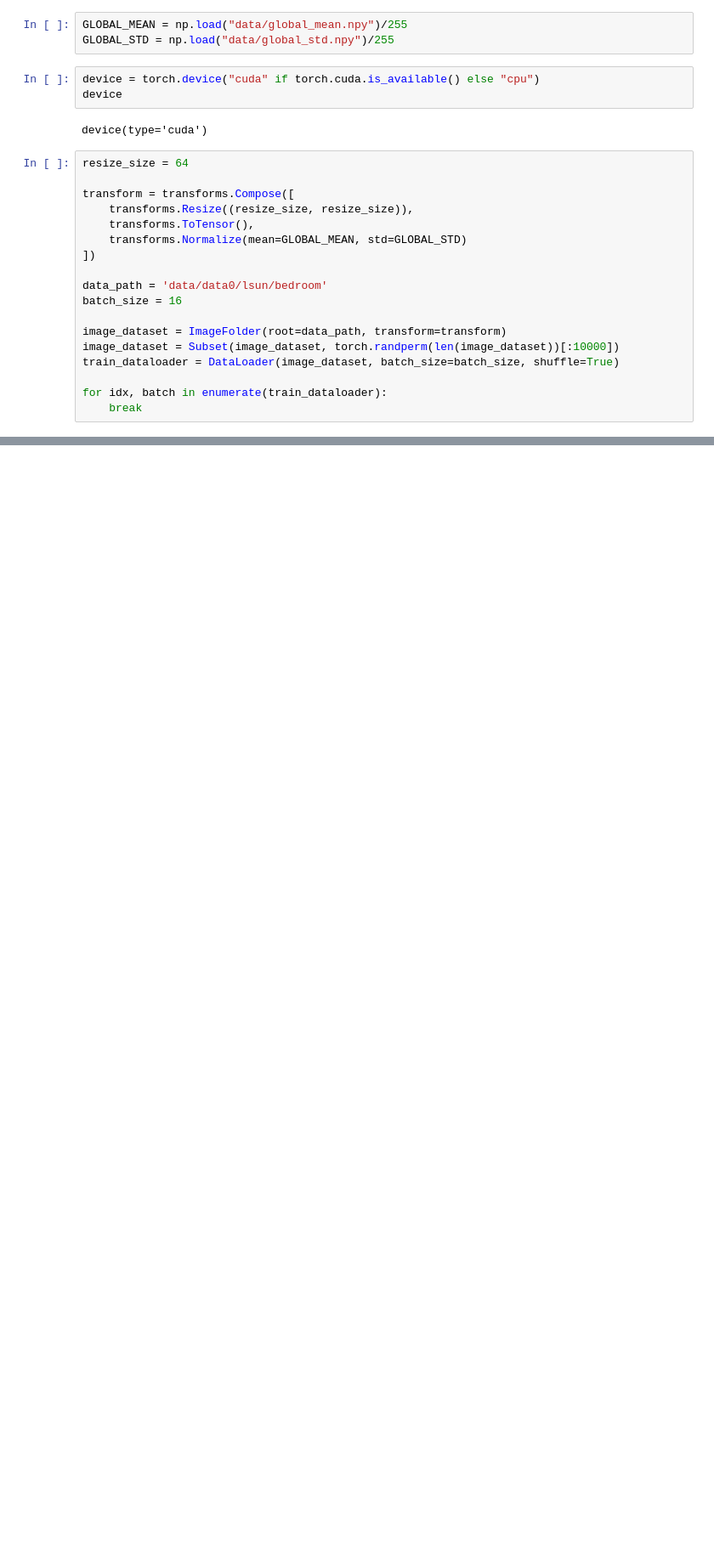
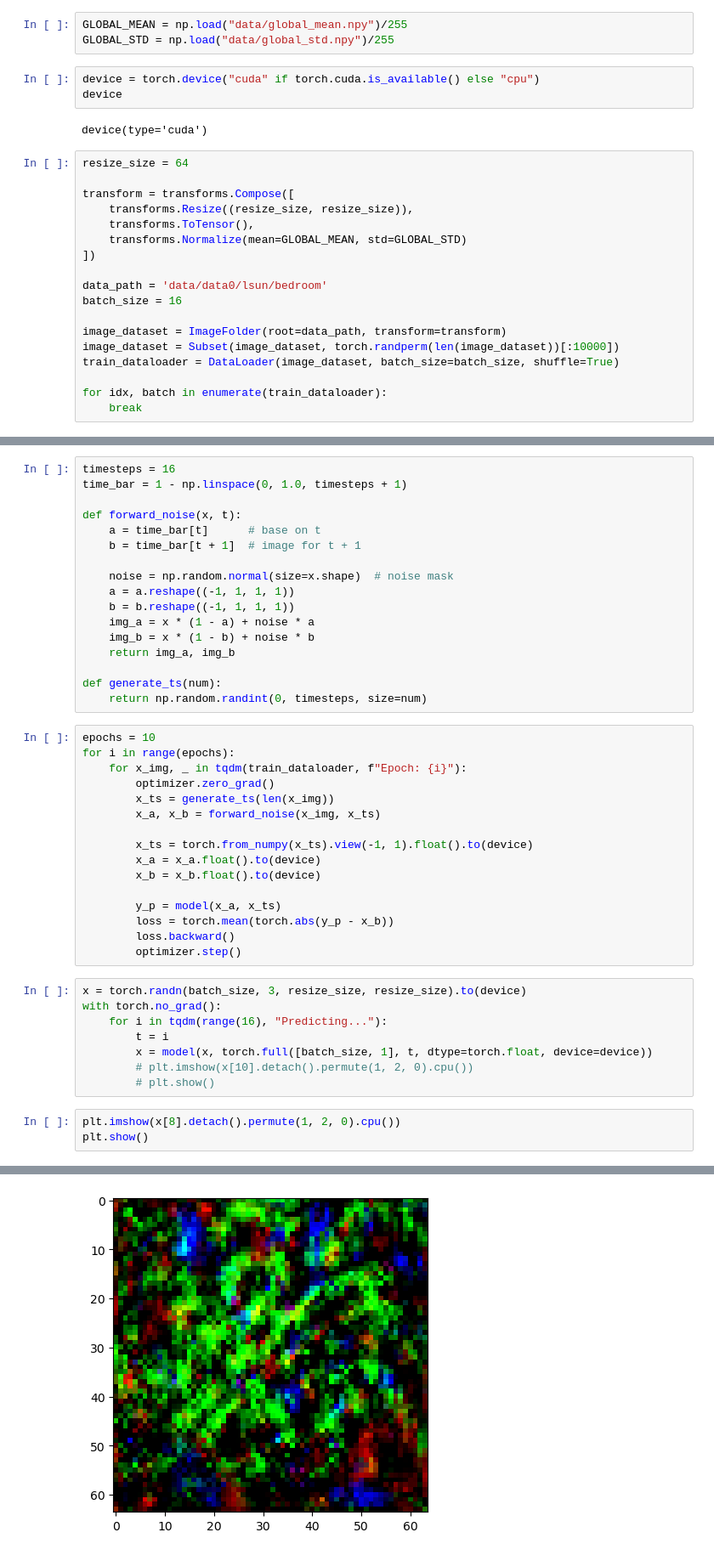
Before and after one commit to izabelatelejko/2024L-Deep-Learning-P3-Diffusion, a Jupyter notebook: unet_model.ipynb, the cells around one changed output, grey strips where cells are left out. Shown: that part at 85% size. Cells and saved outputs as stored; diff of their text form; blank space fills up the shorter version.

Commit message:
Added Unet model with training

```diff
--- a/unet_model.ipynb
+++ b/unet_model.ipynb
@@ -133,0 +144,45 @@ model(batch[0], t)
+# %%
+timesteps = 16
+time_bar = 1 - np.linspace(0, 1.0, timesteps + 1)
+
+def forward_noise(x, t):
+    a = time_bar[t]      # base on t
+    b = time_bar[t + 1]  # image for t + 1
+
+    noise = np.random.normal(size=x.shape)  # noise mask
+    a = a.reshape((-1, 1, 1, 1))
+    b = b.reshape((-1, 1, 1, 1))
+    img_a = x * (1 - a) + noise * a
+    img_b = x * (1 - b) + noise * b
+    return img_a, img_b
+
+def generate_ts(num):
+    return np.random.randint(0, timesteps, size=num)
+# %%
+epochs = 10
+for i in range(epochs):
+    for x_img, _ in tqdm(train_dataloader, f"Epoch: {i}"):
+        optimizer.zero_grad()
+        x_ts = generate_ts(len(x_img))
+        x_a, x_b = forward_noise(x_img, x_ts)
+
+        x_ts = torch.from_numpy(x_ts).view(-1, 1).float().to(device)
+        x_a = x_a.float().to(device)
+        x_b = x_b.float().to(device)
+
+        y_p = model(x_a, x_ts)
+        loss = torch.mean(torch.abs(y_p - x_b))
+        loss.backward()
+        optimizer.step()
+# %%
+x = torch.randn(batch_size, 3, resize_size, resize_size).to(device)
+with torch.no_grad():
+    for i in tqdm(range(16), "Predicting..."):
+        t = i
+        x = model(x, torch.full([batch_size, 1], t, dtype=torch.float, device=device))
+        # plt.imshow(x[10].detach().permute(1, 2, 0).cpu())
+        # plt.show()
+# %%
+plt.imshow(x[8].detach().permute(1, 2, 0).cpu())
+plt.show()
+# %% [output]
@@ -133,0 +190 @@ model(batch[0], t)
+[figure, added]
```
Also changed, not shown: parts of 5 cells of this notebook.
